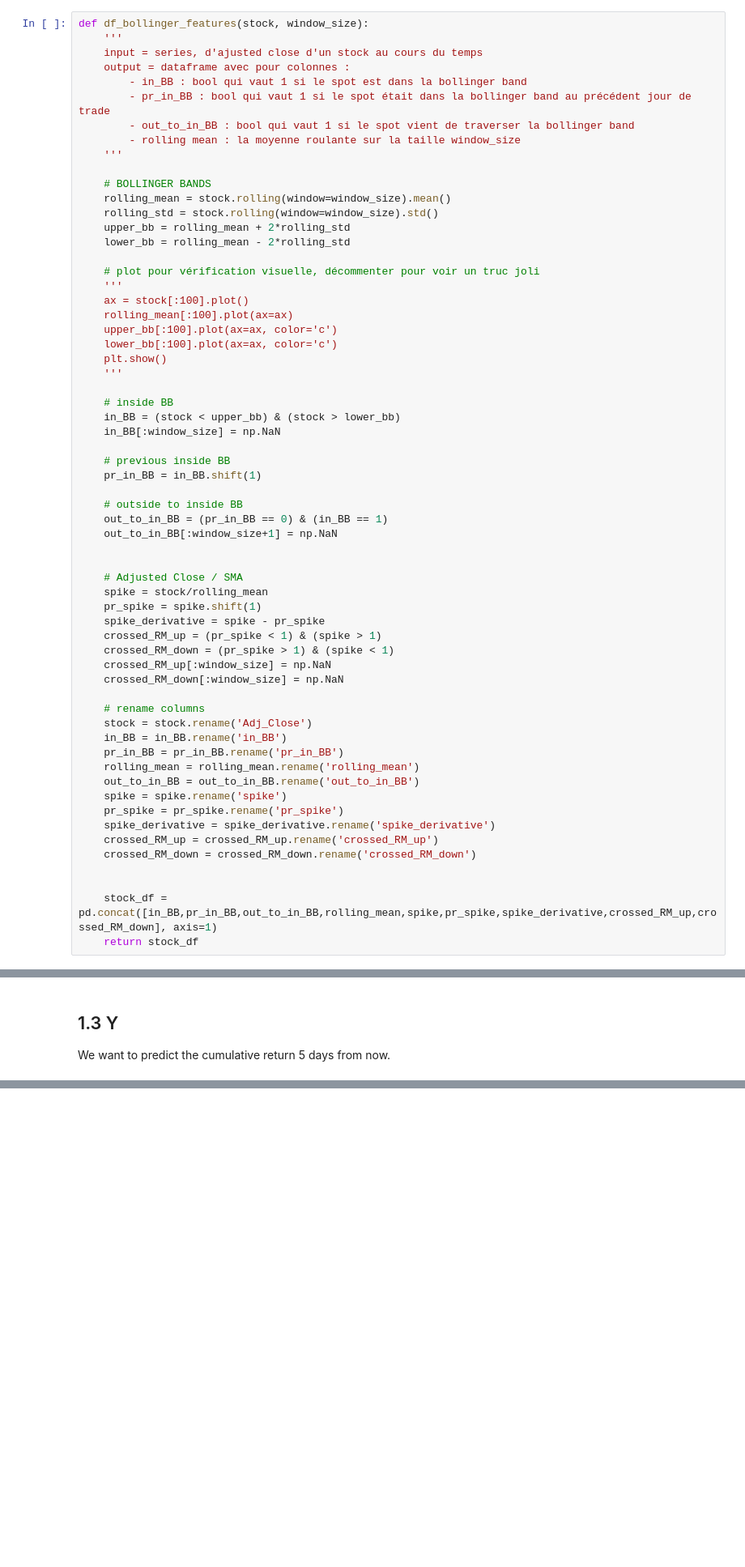
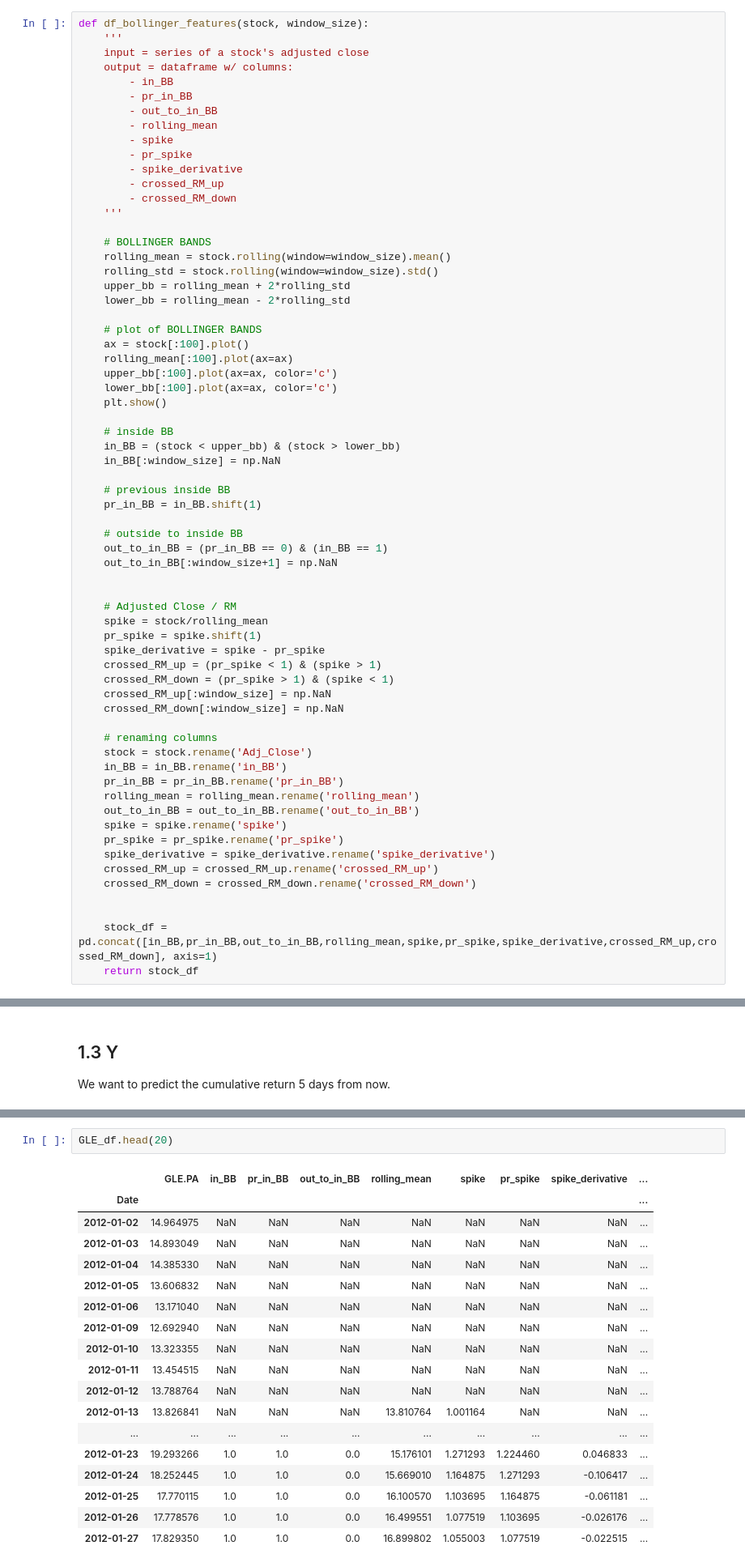
Before and after one commit to edouardcuny/quant, a Jupyter notebook: Carmela/playing.ipynb, the cells around one changed output, grey strips where cells are left out. Shown at 81% size. Drawn from its saved outputs; the diff is of its cells as text; blank space fills up the shorter version.

```diff
--- a/Carmela/playing.ipynb
+++ b/Carmela/playing.ipynb
@@ -56,12 +60,17 @@ obj = predict cumulative return in 5 trading days
 # %%
 def df_bollinger_features(stock, window_size):
     '''
-    input = series, d'ajusted close d'un stock au cours du temps
-    output = dataframe avec pour colonnes :
-        - in_BB : bool qui vaut 1 si le spot est dans la bollinger band
-        - pr_in_BB : bool qui vaut 1 si le spot était dans la bollinger band au précédent jour de trade
-        - out_to_in_BB : bool qui vaut 1 si le spot vient de traverser la bollinger band
-        - rolling mean : la moyenne roulante sur la taille window_size
+    input = series of a stock's adjusted close
+    output = dataframe w/ columns:
+        - in_BB
+        - pr_in_BB
+        - out_to_in_BB
+        - rolling_mean
+        - spike
+        - pr_spike
+        - spike_derivative
+        - crossed_RM_up
+        - crossed_RM_down
     '''
 
     # BOLLINGER BANDS
@@ -70,14 +79,12 @@ def df_bollinger_features(stock, window_size):
     upper_bb = rolling_mean + 2*rolling_std
     lower_bb = rolling_mean - 2*rolling_std
 
-    # plot pour vérification visuelle, décommenter pour voir un truc joli
-    '''
+    # plot of BOLLINGER BANDS
     ax = stock[:100].plot()
     rolling_mean[:100].plot(ax=ax)
     upper_bb[:100].plot(ax=ax, color='c')
     lower_bb[:100].plot(ax=ax, color='c')
     plt.show()
-    '''
 
     # inside BB
     in_BB = (stock < upper_bb) & (stock > lower_bb)
@@ -91,7 +98,7 @@ def df_bollinger_features(stock, window_size):
     out_to_in_BB[:window_size+1] = np.NaN
 
 
-    # Adjusted Close / SMA
+    # Adjusted Close / RM
     spike = stock/rolling_mean
     pr_spike = spike.shift(1)
     spike_derivative = spike - pr_spike
@@ -100,7 +107,7 @@ def df_bollinger_features(stock, window_size):
     crossed_RM_up[:window_size] = np.NaN
     crossed_RM_down[:window_size] = np.NaN
 
-    # rename columns
+    # renaming columns
     stock = stock.rename('Adj_Close')
     in_BB = in_BB.rename('in_BB')
     pr_in_BB = pr_in_BB.rename('pr_in_BB')
@@ -179,0 +165,21 @@ GLE_df.tail(10)
+# %%
+GLE_df.head(20)
+# %% [output]
+|  | GLE.PA | in_BB | pr_in_BB | out_to_in_BB | rolling_mean | spike | pr_spike | spike_derivative | ... |
+| Date |  |  |  |  |  |  |  |  | ... |
+| 2012-01-02 | 14.964975 | NaN | NaN | NaN | NaN | NaN | NaN | NaN | ... |
+| 2012-01-03 | 14.893049 | NaN | NaN | NaN | NaN | NaN | NaN | NaN | ... |
+| 2012-01-04 | 14.385330 | NaN | NaN | NaN | NaN | NaN | NaN | NaN | ... |
+| 2012-01-05 | 13.606832 | NaN | NaN | NaN | NaN | NaN | NaN | NaN | ... |
+| 2012-01-06 | 13.171040 | NaN | NaN | NaN | NaN | NaN | NaN | NaN | ... |
+| 2012-01-09 | 12.692940 | NaN | NaN | NaN | NaN | NaN | NaN | NaN | ... |
+| 2012-01-10 | 13.323355 | NaN | NaN | NaN | NaN | NaN | NaN | NaN | ... |
+| 2012-01-11 | 13.454515 | NaN | NaN | NaN | NaN | NaN | NaN | NaN | ... |
+| 2012-01-12 | 13.788764 | NaN | NaN | NaN | NaN | NaN | NaN | NaN | ... |
+| 2012-01-13 | 13.826841 | NaN | NaN | NaN | 13.810764 | 1.001164 | NaN | NaN | ... |
+| ... | ... | ... | ... | ... | ... | ... | ... | ... | ... |
+| 2012-01-23 | 19.293266 | 1.0 | 1.0 | 0.0 | 15.176101 | 1.271293 | 1.224460 | 0.046833 | ... |
+| 2012-01-24 | 18.252445 | 1.0 | 1.0 | 0.0 | 15.669010 | 1.164875 | 1.271293 | -0.106417 | ... |
+| 2012-01-25 | 17.770115 | 1.0 | 1.0 | 0.0 | 16.100570 | 1.103695 | 1.164875 | -0.061181 | ... |
+| 2012-01-26 | 17.778576 | 1.0 | 1.0 | 0.0 | 16.499551 | 1.077519 | 1.103695 | -0.026176 | ... |
+| 2012-01-27 | 17.829350 | 1.0 | 1.0 | 0.0 | 16.899802 | 1.055003 | 1.077519 | -0.022515 | ... |
```
Also changed, not shown: parts of 34 cells of this notebook, 2 other files.
